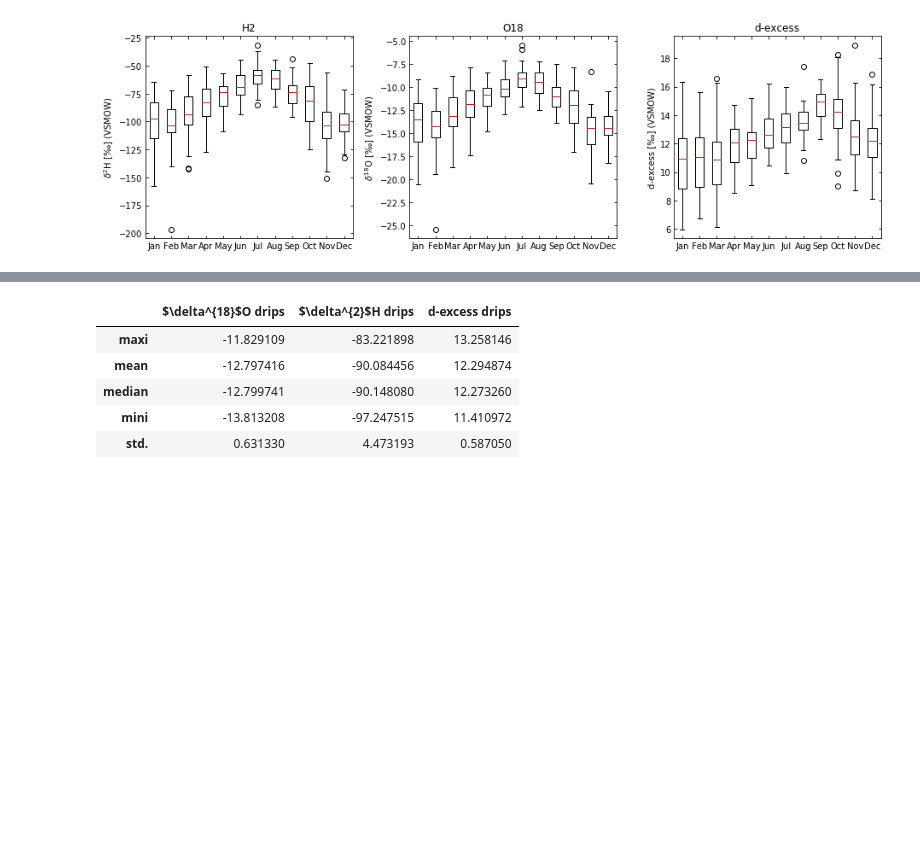
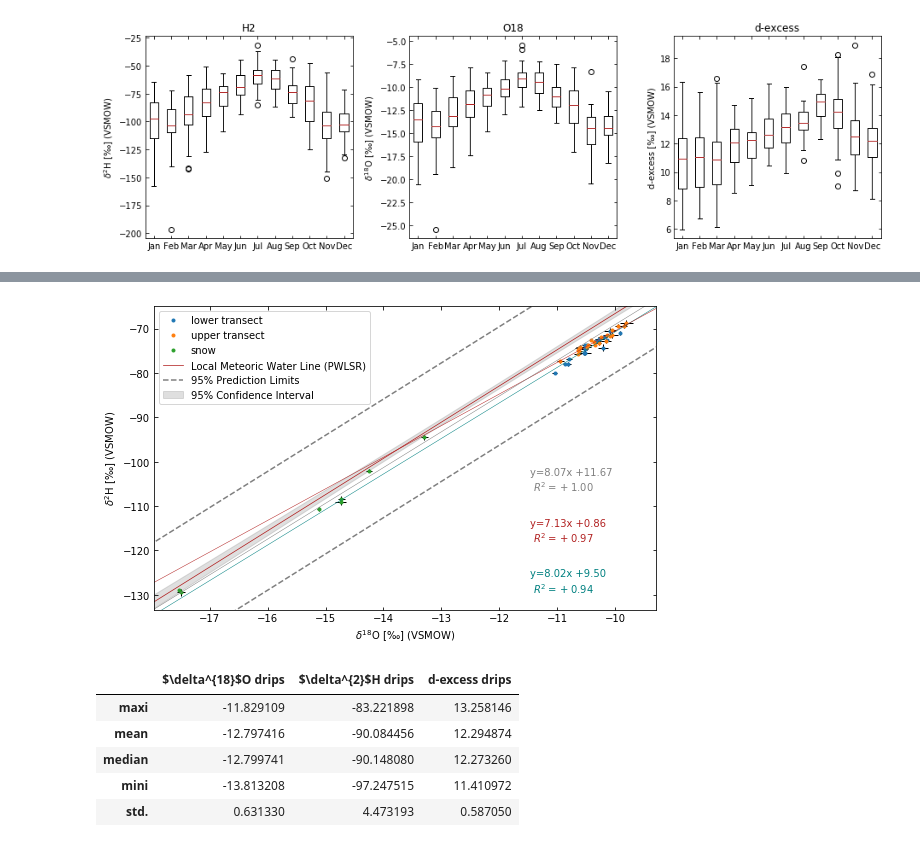
Before and after one commit to tr1813/ice-in-caves, a Jupyter notebook: ipynb/GNIP_isotopes.ipynb, the cells around one changed output, grey strips where cells are left out. Cells and saved outputs as stored; diff of their text form; code cells hidden in the pictures; blank space fills up the shorter version.

```diff
--- a/ipynb/GNIP_isotopes.ipynb
+++ b/ipynb/GNIP_isotopes.ipynb
@@ -107,3 +107,11 @@ iso.full_plotter(hundsalm,
+# %%
+iso.IsoLSRPlotter(hundsalm,
+                 {"lower transect":1,"upper transect":2,'snow':3},
+                 feuerkogel_long,
+                 "FEUERKOGEL",
+                 filename="../fig/isotopes/guf_feuerkogel_isotopes_ice_full.pdf")
+# %% [output]
+[figure, added]
 # %%
 hundsalm['d-excess']= hundsalm['d2H']-8*hundsalm["d18O"]
 # %%
```
Also changed, not shown: parts of 4 cells of this notebook, 13 other files.
